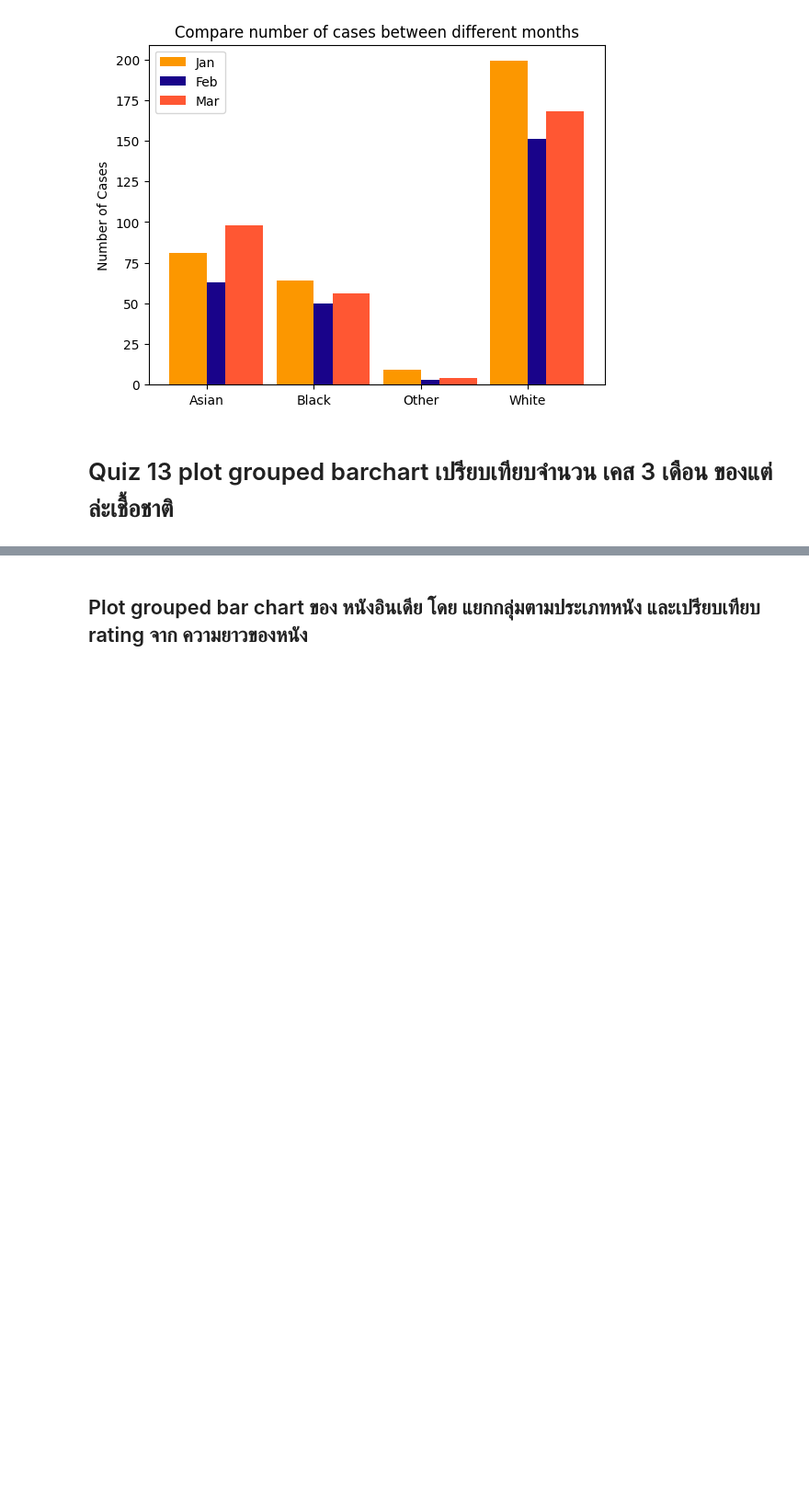
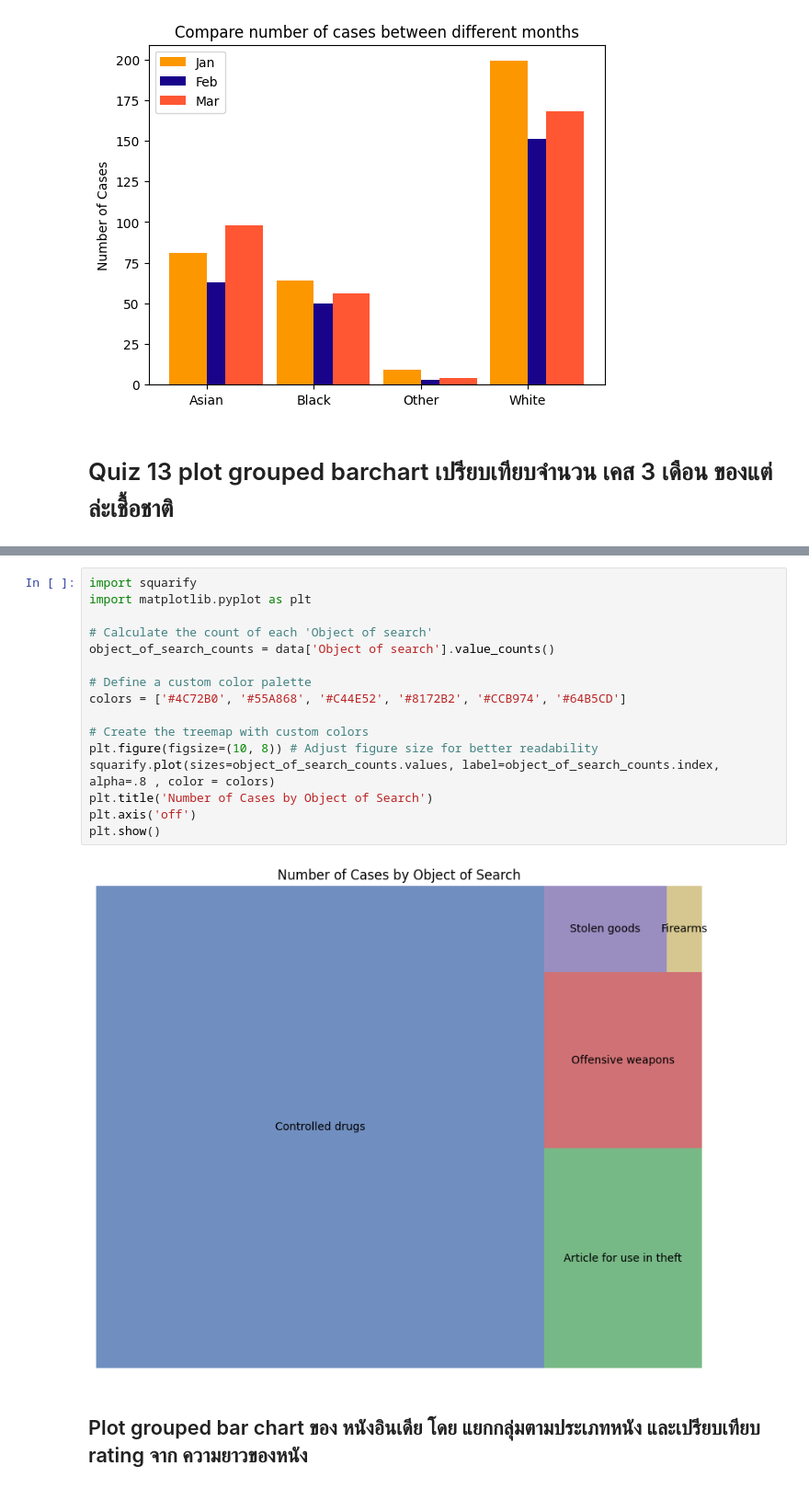
Before and after one commit to woranut11/dataviz2025, a Jupyter notebook: สำเนาของ_Visualize_Data_Comparison_2025.ipynb, the cells around one changed output, grey strips where cells are left out. Shown at 92% size. Saved outputs shown, nothing was run; the diff lists cells and outputs as text; blank space fills up the shorter version.

```diff
--- a/สำเนาของ_Visualize_Data_Comparison_2025.ipynb
+++ b/สำเนาของ_Visualize_Data_Comparison_2025.ipynb
@@ -464,3 +510,21 @@ plt.show()
+# %%
+import squarify
+import matplotlib.pyplot as plt
+
+# Calculate the count of each 'Object of search'
+object_of_search_counts = data['Object of search'].value_counts()
+
+# Define a custom color palette
+colors = ['#4C72B0', '#55A868', '#C44E52', '#8172B2', '#CCB974', '#64B5CD']
+
+# Create the treemap with custom colors
+plt.figure(figsize=(10, 8)) # Adjust figure size for better readability
+squarify.plot(sizes=object_of_search_counts.values, label=object_of_search_counts.index, alpha=.8 , color = colors)
+plt.title('Number of Cases by Object of Search')
+plt.axis('off')
+plt.show()
+# %% [output]
+[figure, added]
 # %% [markdown]
 ## Plot grouped bar chart ของ หนังอินเดีย โดย แยกกลุ่มตามประเภทหนัง และเปรียบเทียบ rating จาก ความยาวของหนัง
 # %%
```
Also changed, not shown: parts of 5 cells of this notebook.
